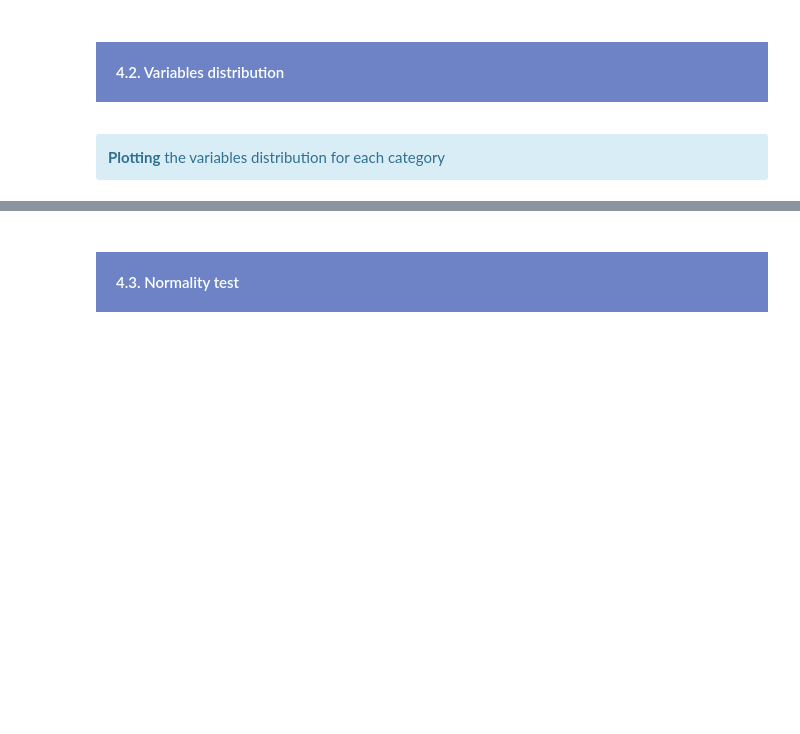
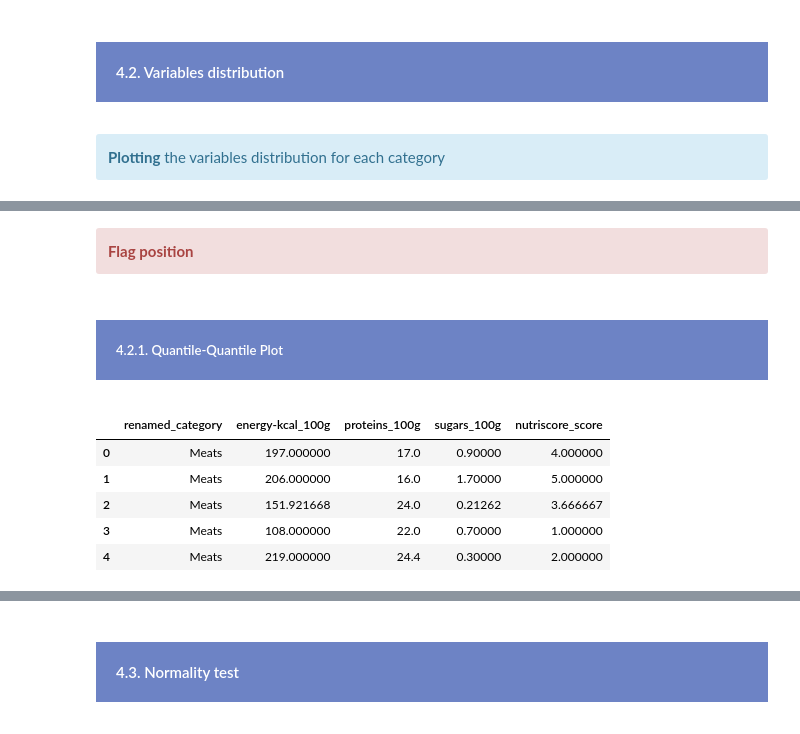
Before and after one commit to samirhinojosa/OC-P3-design-application-public-health, a Jupyter notebook: analysis_notebook.ipynb, the cells around one changed output, grey strips where cells are left out. Drawn from its saved outputs; the diff is of its cells as text; code cells hidden in the pictures; blank space fills up the shorter version.

```diff
--- a/analysis_notebook.ipynb
+++ b/analysis_notebook.ipynb
@@ -460,0 +462,8 @@ for category in df_subset["renamed_category"].unique():
+# %% [markdown]
+<div class="alert alert-block alert-danger">
+ <b>Flag position</b>
+</div>
+# %% [markdown]
+<div style="background-color: #6D83C5;" >
+    <h5 style="margin: auto; padding: 20px; color:#fff; ">4.2.1. Quantile-Quantile Plot</h5>
+</div>
@@ -460,0 +472,9 @@ for category in df_subset["renamed_category"].unique():
+# %%
+df_temp.head()
+# %% [output]
+|  | renamed_category | energy-kcal_100g | proteins_100g | sugars_100g | nutriscore_score |
+| 0 | Meats | 197.000000 | 17.0 | 0.90000 | 4.000000 |
+| 1 | Meats | 206.000000 | 16.0 | 1.70000 | 5.000000 |
+| 2 | Meats | 151.921668 | 24.0 | 0.21262 | 3.666667 |
+| 3 | Meats | 108.000000 | 22.0 | 0.70000 | 1.000000 |
+| 4 | Meats | 219.000000 | 24.4 | 0.30000 | 2.000000 |
```
Also changed, not shown: parts of 8 cells of this notebook.
